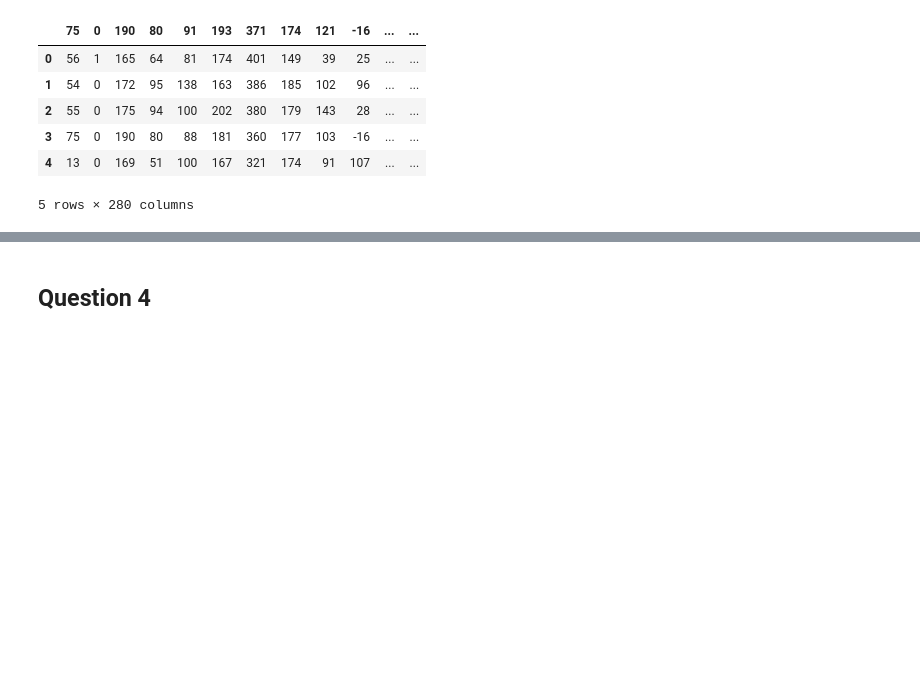
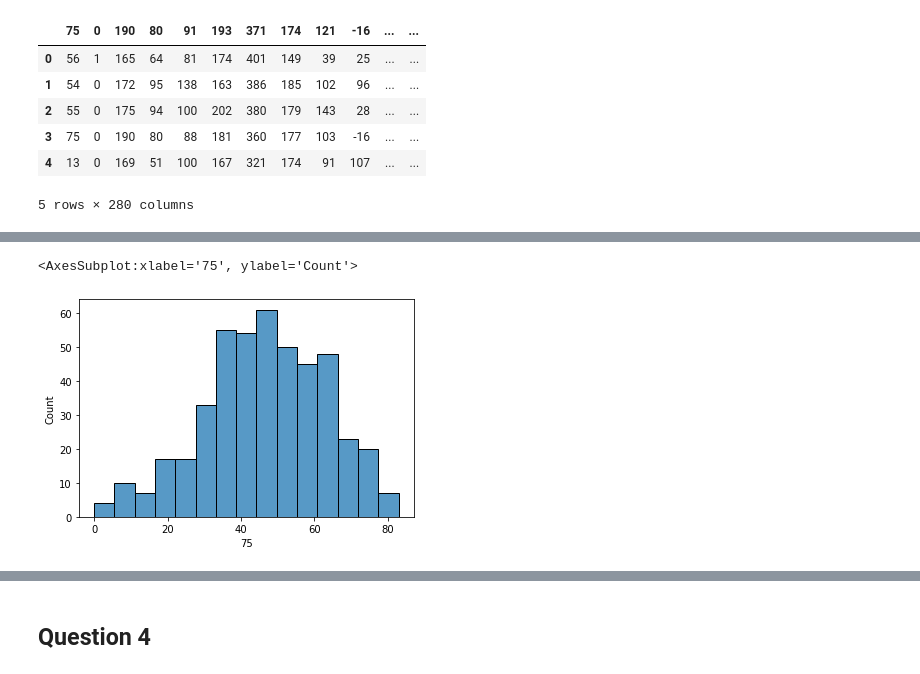
Before and after one commit to juliezhu212/Data-Science-Lab, a Jupyter notebook: Lab 1/Lab1.ipynb, the cells around one changed output, grey strips where cells are left out. Saved outputs shown, nothing was run; the diff lists cells and outputs as text; code cells hidden in the pictures; blank space fills up the shorter version.

```diff
--- a/Lab 1/Lab1.ipynb
+++ b/Lab 1/Lab1.ipynb
@@ -48,0 +73,5 @@ df.head()
+# %%
+sns.histplot(df,x='75')
+# %% [output]
+<AxesSubplot:xlabel='75', ylabel='Count'>
+[figure, added]
```
Also changed, not shown: parts of 7 cells of this notebook.
